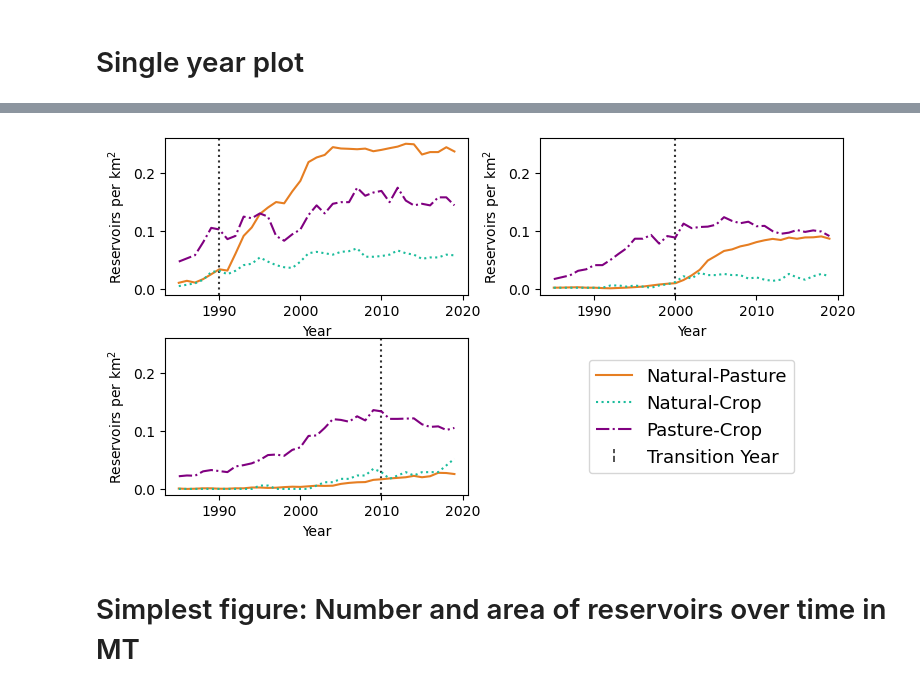
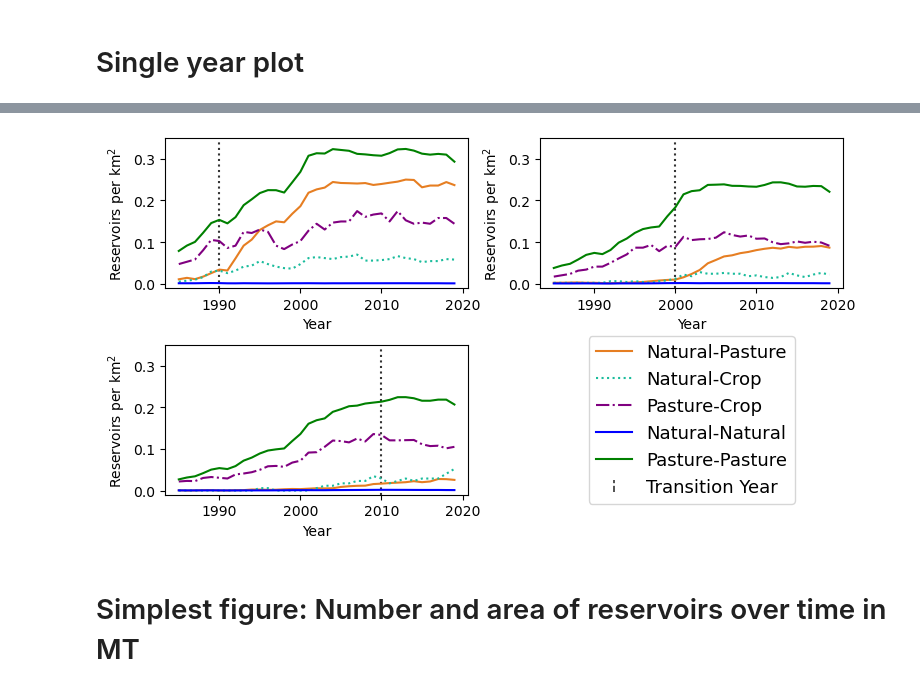
Before and after one commit to kysolvik/reservoir-id-smp, a Jupyter notebook: reservoir-id-smp/analysis/lulc/lulc_figs.ipynb, the cells around one changed output, grey strips where cells are left out. Saved outputs shown, nothing was run; the diff lists cells and outputs as text; code cells hidden in the pictures.

```diff
--- a/reservoir-id-smp/analysis/lulc/lulc_figs.ipynb
+++ b/reservoir-id-smp/analysis/lulc/lulc_figs.ipynb
@@ -171,6 +190,11 @@ rename_dict = {
         'grassland-crop':'Grassland-Crop',
         'savanna-crop':'Savanna-Crop',
         'pasture-crop':'Pasture-Crop',
+        'forest-forest':'Forest',
+        'pasture-pasture':'Pasture',
+        'grassland-grassland':'Grassland',
+        'savanna-savanna':'Savanna',
+        'crop-crop':'Crop',
     }
 # %%
 full_normalized_df = pd.concat(normalized_dfs_count)[rename_dict.keys()]
@@ -220,12 +244,12 @@ Text(0, 0.5, 'Transition Area ($km^2$)')
 
 # Together
 fig, axs = plt.subplots(1,2, figsize=(12,6))
-mean_traj_toplot = mean_trajectories[['Forest-Pasture','Grassland-Pasture', 'Savanna-Pasture']]
+mean_traj_toplot = mean_trajectories[['Forest-Pasture','Grassland-Pasture', 'Savanna-Pasture', 'Forest']]
 mean_traj_toplot.plot(xlim=[-25, 25],ylim=[0,0.35], ax=axs[0])
 for cover_type in mean_traj_toplot.columns:
     axs[0].fill_between(mean_traj_toplot.index,
                         bottom_traj[cover_type], top_traj[cover_type], alpha=0.15)
-mean_traj_toplot = mean_trajectories[['Forest-Crop','Savanna-Crop',  'Grassland-Crop', 'Pasture-Crop']]
+mean_traj_toplot = mean_trajectories[['Forest-Crop','Savanna-Crop',  'Grassland-Crop', 'Pasture-Crop', 'Pasture']]
 mean_traj_toplot.plot(xlim=[-25, 25], ylim=[0,0.35], ax=axs[1])
 for cover_type in mean_traj_toplot.columns:
     axs[1].fill_between(mean_traj_toplot.index,
@@ -245,9 +269,9 @@ transition_regroup_dict = {
     'Natural-Pasture': ['forest-pasture', 'savanna-pasture','grassland-pasture'],
     'Natural-Crop': ['forest-crop', 'savanna-crop','grassland-crop'],
     'Pasture-Crop': ['pasture-crop'],
+    'Natural-Natural': ['forest-forest','savanna-savanna','grassland-grassland'],
+    'Pasture-Pasture': ['pasture-pasture'],
 }
-
-color_list = ['#1f8d49','#ad5100','purple']
 
 lulc_transitions_area_simple_df = pd.DataFrame({'year':lulc_transitions_area_df.index}).set_index('year')
 for key, val in transition_regroup_dict.items():
@@ -294,10 +318,10 @@ for trans_type in simple_ci_low_df.columns:
 # %%
 # color_list = ['#ad5100','#1f8d49','purple']
 # color_list = ['#c0392b','black','purple']
-color_list = ['#E67E22','#1ABC9C','purple']
-linestyle_list = ['-',':','-.']
+color_list = ['#E67E22','#1ABC9C','purple', 'blue','green']
+linestyle_list = ['-',':','-.', '-','-']
 fig = plt.figure(figsize=(7.35, 3))
-ax = simple_mean_trajectories.plot(xlim=[-25, 25],ylim=[0,0.30], color = color_list, style=linestyle_list, legend=False)
+ax = simple_mean_trajectories.plot(xlim=[-25, 25],ylim=[0,0.35], color = color_list, style=linestyle_list, legend=False)
 ax.legend(loc='upper left',
         #   title=r'$\bf{Transition}$',
           title='Transition',
@@ -451,35 +480,35 @@ def update_prop(handle, orig):
 # %%
 fig, axs = plt.subplots(2, 2, figsize=(7.5, 4))
 for i, ax in enumerate(axs.flatten()):
     if i < (len(target_years)):
         y = target_years[i]
         simple_full_normalized_df_wyears.loc[
             (simple_full_normalized_df_wyears['trans_year']==y) &
             (simple_full_normalized_df_wyears['res_year']<2020)].drop(
                 columns=['trans_year']).plot(ax=ax, x='res_year', legend=False, color=color_list, style=linestyle_list)
         ax.axvline(y,color='black', linestyle=':', alpha=0.8, zorder=-100)
         ax.set_xlabel('Year')
         ax.set_ylabel('Reservoirs per km$^2$')
         # ax.set_title(y)
         # ax.set_xlim([1985, 2019])
-        ax.set_ylim([-0.01, 0.26])
+        ax.set_ylim([-0.01, 0.35])
         prev_ax = ax
     # Add legend
     else:
         ax.set_axis_off()
         handles, labels = prev_ax.get_legend_handles_labels()
         vert_line = matplotlib.lines.Line2D(
             [0, 1],[1,1], color='black',lw=1.2, alpha=0.8, linestyle='--')
         handles.append(vert_line)
 
         labels.append('Transition Year')
 
         ax.legend(handles, labels,loc=10,
                    fontsize=13, markerscale=2,
                    handler_map={vert_line:HandlerLine2D(update_func=update_prop)})
 fig.tight_layout(pad=0)
 # %% [output]
-[figure, old version]
+[figure, new version]
 # %% [markdown]
 # Simplest figure: Number and area of reservoirs over time in MT
 # %%
```
Also changed, not shown: parts of 8 cells of this notebook.
